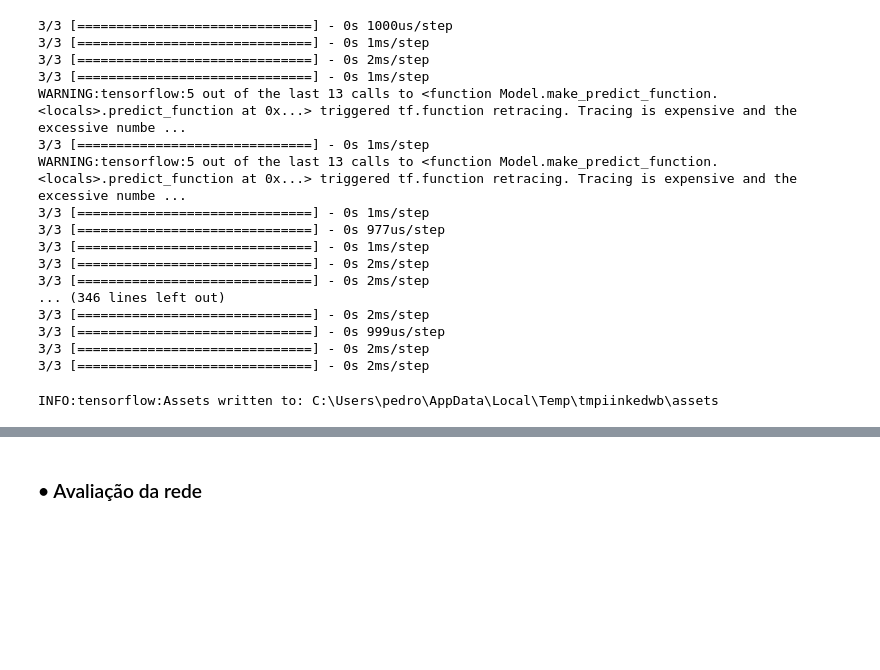
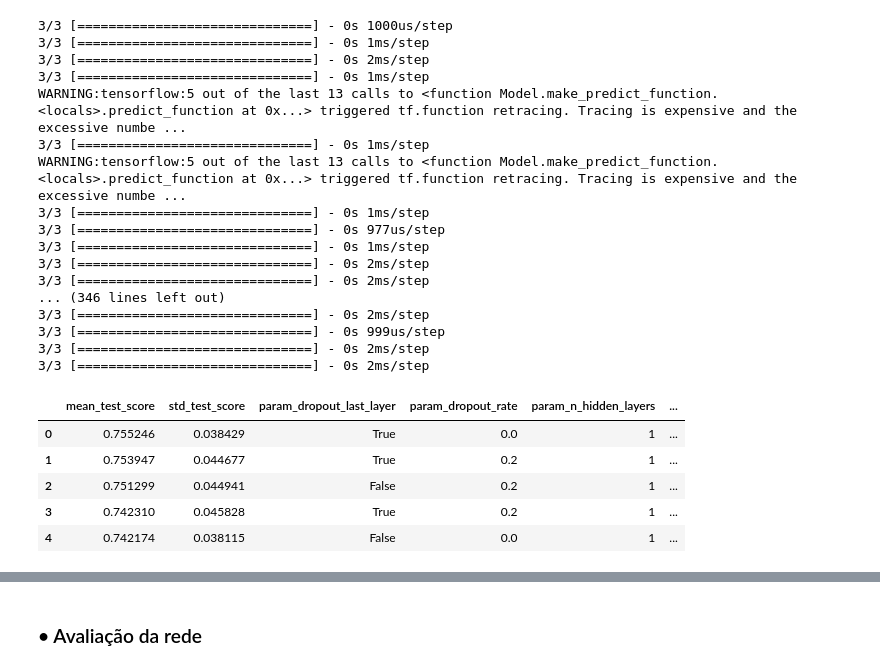
Before and after one commit to pedroboechat/COC361_InteligenciaComputacional, a Jupyter notebook: notebook_classification.ipynb, the cells around one changed output, grey strips where cells are left out. Drawn from its saved outputs; the diff is of its cells as text; code cells hidden in the pictures; blank space fills up the shorter version.

```diff
--- a/notebook_classification.ipynb
+++ b/notebook_classification.ipynb
@@ -360,7 +359,5 @@ WARNING:tensorflow:5 out of the last 13 calls to <function Model.make_predict_fu
 3/3 [==============================] - 0s 2ms/step
 3/3 [==============================] - 0s 2ms/step
 # %%
-with open("./data/classification/classifier_grid_result.pkl", "wb") as f:
-    pickle.dump(grid_result, f)
+# with open("./data/classification/classifier_grid_result.pkl", "wb") as f:
+#     pickle.dump(grid_result, f)
-# %% [output]
-INFO:tensorflow:Assets written to: C:\Users\pedro\AppData\Local\Temp\tmpiinkedwb\assets
@@ -366,0 +379,9 @@ INFO:tensorflow:Assets written to: C:\Users\pedro\AppData\Local\Temp\tmpiinkedwb
+# %%
+df_grid.head()
+# %% [output]
+|  | mean_test_score | std_test_score | param_dropout_last_layer | param_dropout_rate | param_n_hidden_layers | ... |
+| 0 | 0.755246 | 0.038429 | True | 0.0 | 1 | ... |
+| 1 | 0.753947 | 0.044677 | True | 0.2 | 1 | ... |
+| 2 | 0.751299 | 0.044941 | False | 0.2 | 1 | ... |
+| 3 | 0.742310 | 0.045828 | True | 0.2 | 1 | ... |
+| 4 | 0.742174 | 0.038115 | False | 0.0 | 1 | ... |
```
Also changed, not shown: parts of 12 cells of this notebook.
